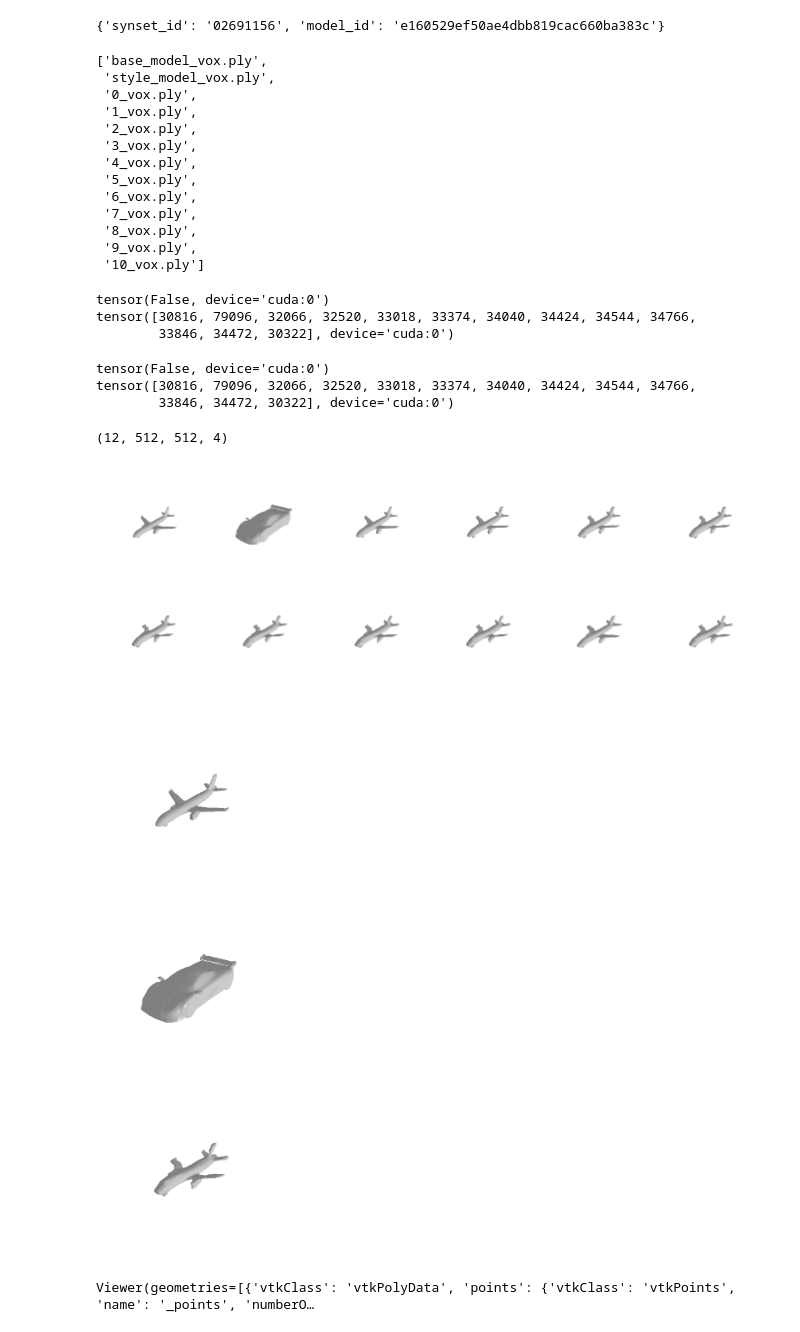
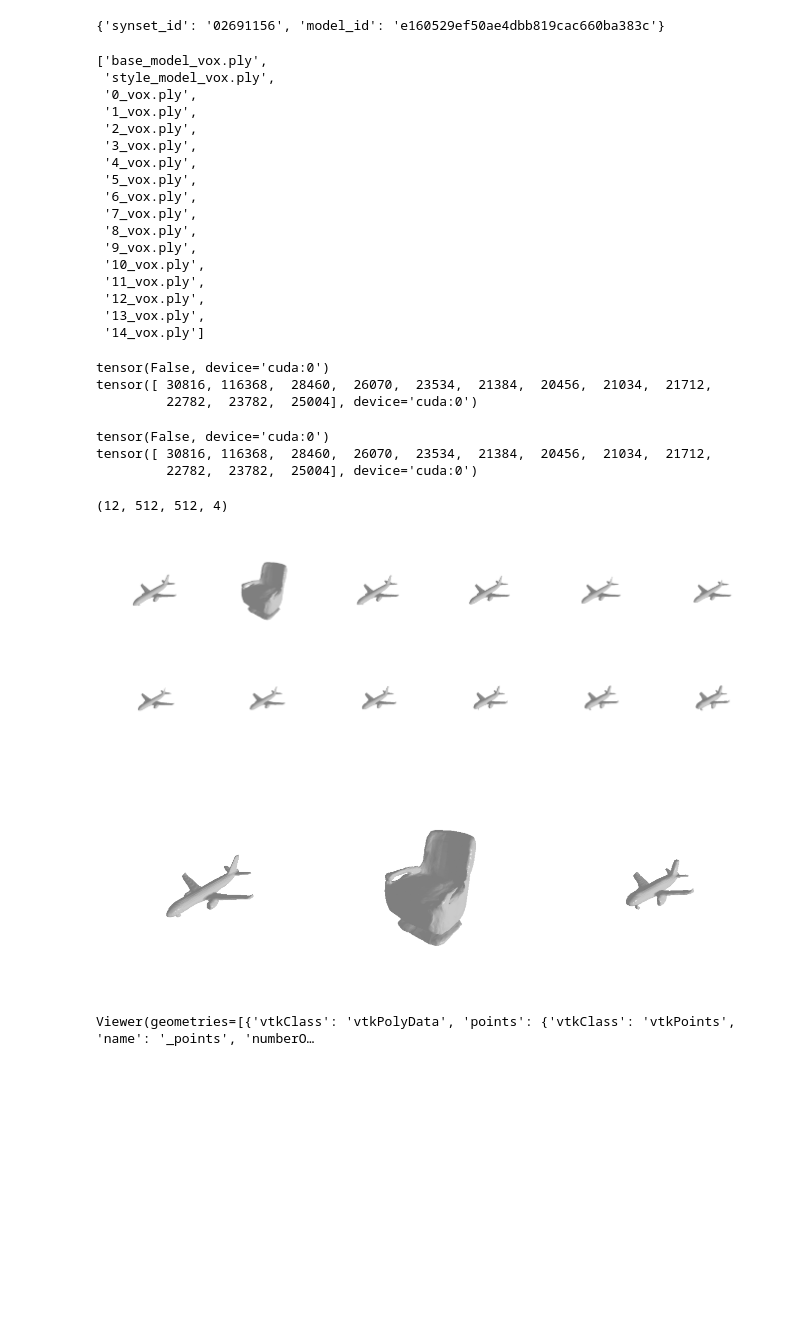
Before and after one commit to QuantumPlumber/DeepDream3D, a Jupyter notebook: Jupyter_Notebooks/Model_Behavior-DD.ipynb, the cells around one changed output. Saved outputs shown, nothing was run; the diff lists cells and outputs as text; code cells hidden in the pictures; blank space fills up the shorter version.

```diff
--- a/Jupyter_Notebooks/Model_Behavior-DD.ipynb
+++ b/Jupyter_Notebooks/Model_Behavior-DD.ipynb
@@ -156,7 +156,7 @@ num_models
 8762
 # %%
 input_num = np.random.randint(low=0, high=num_models)
-input_num = 1586
+input_num = 3113
 # %% [markdown]
 ### Images
 # %% [markdown]
@@ -738,7 +738,7 @@ shape_net_rendering_2 = ShapeNetRendering(model_nums = [300],
 # %% [output]
 {'synset_id': '02691156', 'model_id': 'e160529ef50ae4dbb819cac660ba383c'}
 # %%
-interpolation_dir = '/data/IM-NET-pytorch/data/all_vox256_img/DeepDream_300_1586_layer_5/'
+interpolation_dir = '/data/IM-NET-pytorch/data/all_vox256_img/DeepDream_300_3333_layer_5/'
 #interpolation_dir = '/data/IM-NET-pytorch/data/all_vox256_img/interpol_300_1600/'
 files = list(os.listdir(interpolation_dir))
 
@@ -781,9 +781,13 @@ sorted_files
  '7_vox.ply',
  '8_vox.ply',
  '9_vox.ply',
- '10_vox.ply']
+ '10_vox.ply',
+ '11_vox.ply',
+ '12_vox.ply',
+ '13_vox.ply',
+ '14_vox.ply']
 # %%
-files = sorted_files
+files = sorted_files[:12]
 verts = []
 faces = []
 verts_rgb = []
@@ -800,8 +804,8 @@ print(interpol_mesh.isempty())
 print(interpol_mesh.num_verts_per_mesh())
 # %% [output]
 tensor(False, device='cuda:0')
-tensor([30816, 79096, 32066, 32520, 33018, 33374, 34040, 34424, 34544, 34766,
-        33846, 34472, 30322], device='cuda:0')
+tensor([ 30816, 116368,  28460,  26070,  23534,  21384,  20456,  21034,  21712,
+         22782,  23782,  25004], device='cuda:0')
 # %%
 tot_images = shape_net_rendering_2.render(
             model_ids = [0],
@@ -810,10 +814,10 @@ tot_images = shape_net_rendering_2.render(
             device=device).to('cpu').numpy()
 # %% [output]
 tensor(False, device='cuda:0')
-tensor([30816, 79096, 32066, 32520, 33018, 33374, 34040, 34424, 34544, 34766,
-        33846, 34472, 30322], device='cuda:0')
+tensor([ 30816, 116368,  28460,  26070,  23534,  21384,  20456,  21034,  21712,
+         22782,  23782,  25004], device='cuda:0')
 # %%
-images = tot_images[:-1]
+images = tot_images
 images.shape
 # %% [output]
 (12, 512, 512, 4)
@@ -833,23 +837,23 @@ for ax, im in zip(axs.flatten(), range(num_images)):
     ax.imshow(images[im,:,:,:3])
     ax.axis('off')
 # %% [output]
-[figure, old version]
+[figure, new version]
 # %%
-rows = 3
-cols = 1
+rows = 1
+cols = 3
 
 fig, axs = plt.subplots(nrows=rows,
                         ncols=cols,
                         sharex=True,
                         sharey=True,
                         figsize=(cols*8,rows*8),
                         gridspec_kw={'wspace': 0, 'hspace':0}
                         )
 for ax, im in zip(axs.flatten(), [0,1,-1]):
     ax.imshow(images[im,:,:,:3])
     ax.axis('off')
 # %% [output]
-[figure, old version]
+[figure, new version]
 # %%
 interpolation_dir = '/data/IM-NET-pytorch/data/all_vox256_img/DeepDream_300_1500/'
 files = list(os.listdir(interpolation_dir))
```
Also changed, not shown: parts of 2 cells of this notebook, 6 other files.
